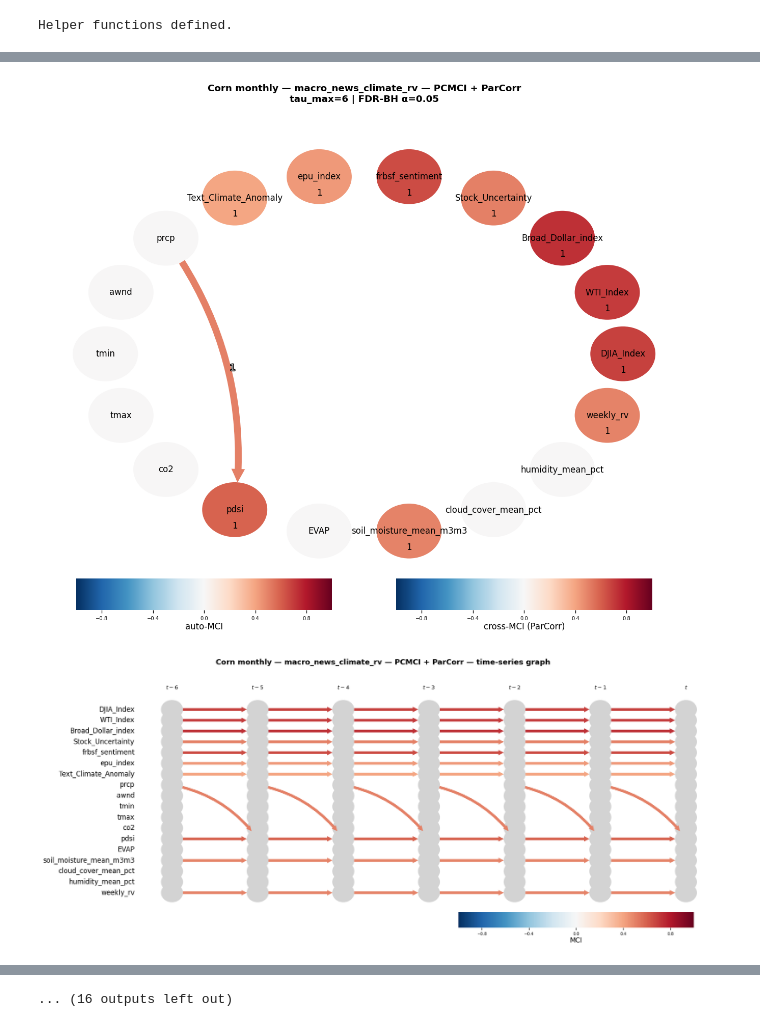
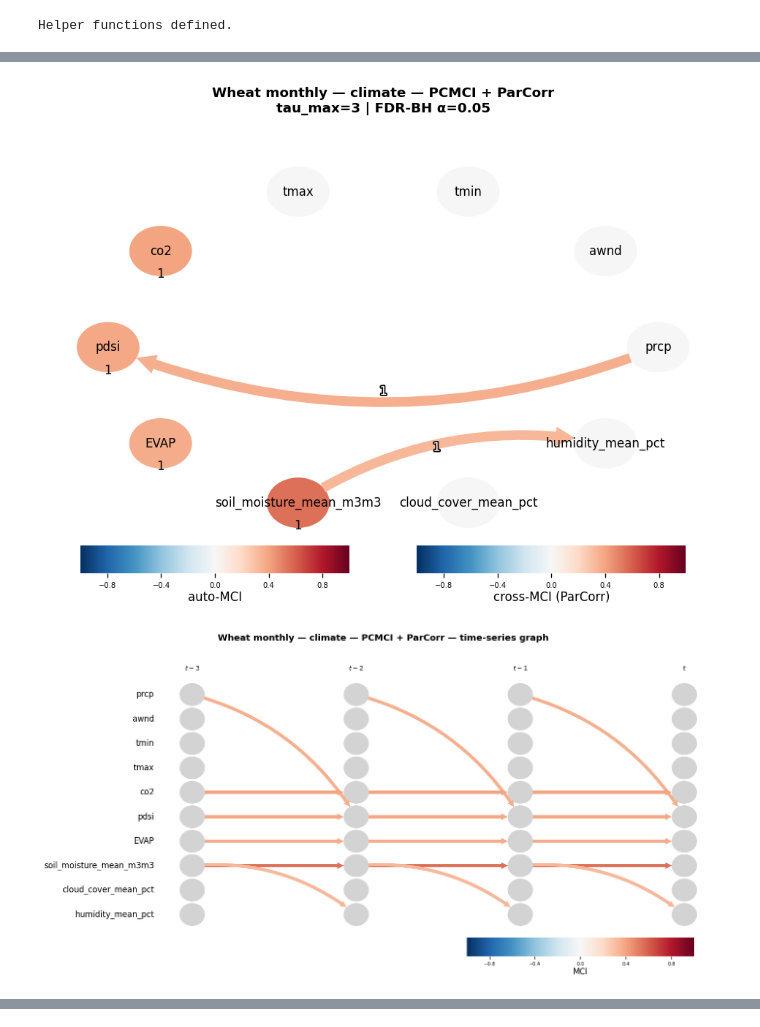
Before and after one commit to ArshiAbolghasemi/Gaia, a Jupyter notebook: notebooks/pcmci_parcorr.ipynb, the cells around one changed output, grey strips where cells are left out. Saved outputs shown, nothing was run; the diff lists cells and outputs as text; code cells hidden in the pictures.

Commit message:
ref: updating pcmci_parcorr notebook

```diff
--- a/notebooks/pcmci_parcorr.ipynb
+++ b/notebooks/pcmci_parcorr.ipynb
@@ -49,7 +48,7 @@ FREQUENCY = 'monthly'
 
 CYCLE_LEN    = 12                   # months per year
 SMOOTH_WIDTH = 15 * CYCLE_LEN       # 15-year Gaussian detrend window
-TAU_MAX      = 6                    # from eda_preprocessing.ipynb analysis
+TAU_MAX      = 3                    # from eda_preprocessing.ipynb analysis
 
 print(f'Crops     : {CROPS}')
 print(f'Frequency : {FREQUENCY}')
@@ -273,50 +279,41 @@ For each crop: load → preprocess → run 3 feature sets → plot.
 # %%
-# Stores all results: all_results[crop][feature_set_name] = results dict
-all_results: dict[str, dict] = {}
+# Phase 1: climate-only — run once per crop (no RV)
+climate_results: dict[str, dict] = {}
+
+climate_cols = build_cols(['climate'])
 
 for crop in CROPS:
-    print(f'\n{"#"*70}')
-    print(f'  CROP: {crop.upper()}  |  FREQUENCY: {FREQUENCY.upper()}')
-    print(f'{"#"*70}')
+    print(f'\n{"="*60}')
+    print(f'  Phase 1 | CLIMATE | {crop.upper()}')
+    print(f'{"="*60}')
 
     arr_normal, all_cols, dates = load_and_preprocess(crop, FREQUENCY)
-    print(f'  Preprocessed: {arr_normal.shape}  '
-          f'({dates.min().date()} → {dates.max().date()})')
+    cols = [c for c in climate_cols if c in all_cols]
 
-    all_results[crop] = {}
+    res = run_parcorr(
+        feature_set_name='climate',
+        col_names=cols,
+        arr_preprocessed=arr_normal,
+        all_cols=all_cols,
+        tau_max=TAU_MAX,
+        pc_alpha=0.2,
+        alpha_level=0.05,
+        fdr_method='fdr_bh',
+        max_conds_dim=None,
+        verbosity=0,
+    )
+    climate_results[crop] = res
 
-    for fs_name, groups in FEATURE_SETS.items():
-        col_names = build_cols(groups)
-        # Only keep columns that are present in this dataset
-        col_names = [c for c in col_names if c in all_cols]
+    res['pcmci'].print_significant_links(
+        p_matrix=res['q_matrix'],
+        val_matrix=res['val_matrix'],
+        alpha_level=0.05,
+    )
+    plot_results(
+        res,
+        title=f'{crop.capitalize()} {FREQUENCY} — climate — PCMCI + ParCorr',
+        tau_max=TAU_MAX,
+    )
 
-        print(f'\n  ── {fs_name} ({len(col_names)} vars) ──')
-
-        res = run_parcorr(
-            feature_set_name=fs_name,
-            col_names=col_names,
-            arr_preprocessed=arr_normal,
-            all_cols=all_cols,
-            tau_max=TAU_MAX,
-            pc_alpha=0.2,
-            alpha_level=0.05,
-            fdr_method='fdr_bh',
-            max_conds_dim=None,
-            verbosity=0,
-        )
-        all_results[crop][fs_name] = res
-
-        res['pcmci'].print_significant_links(
-            p_matrix=res['q_matrix'],
-            val_matrix=res['val_matrix'],
-            alpha_level=0.05,
-        )
-
-        plot_results(
-            res,
-            title=f'{crop.capitalize()} {FREQUENCY} — {fs_name} — PCMCI + ParCorr',
-            tau_max=TAU_MAX,
-        )
-
-print('\nAll crops done.')
+print('\nPhase 1 done.')
 # %% [output]
@@ -378,2 +375,2 @@ print('\nAll crops done.')
-[figure, old version]
+[figure, new version]
-[figure, old version]
+[figure, new version]
@@ -399 +377,0 @@ print('\nAll crops done.')
-... (16 outputs left out)
```
Also changed, not shown: parts of 13 cells of this notebook.
